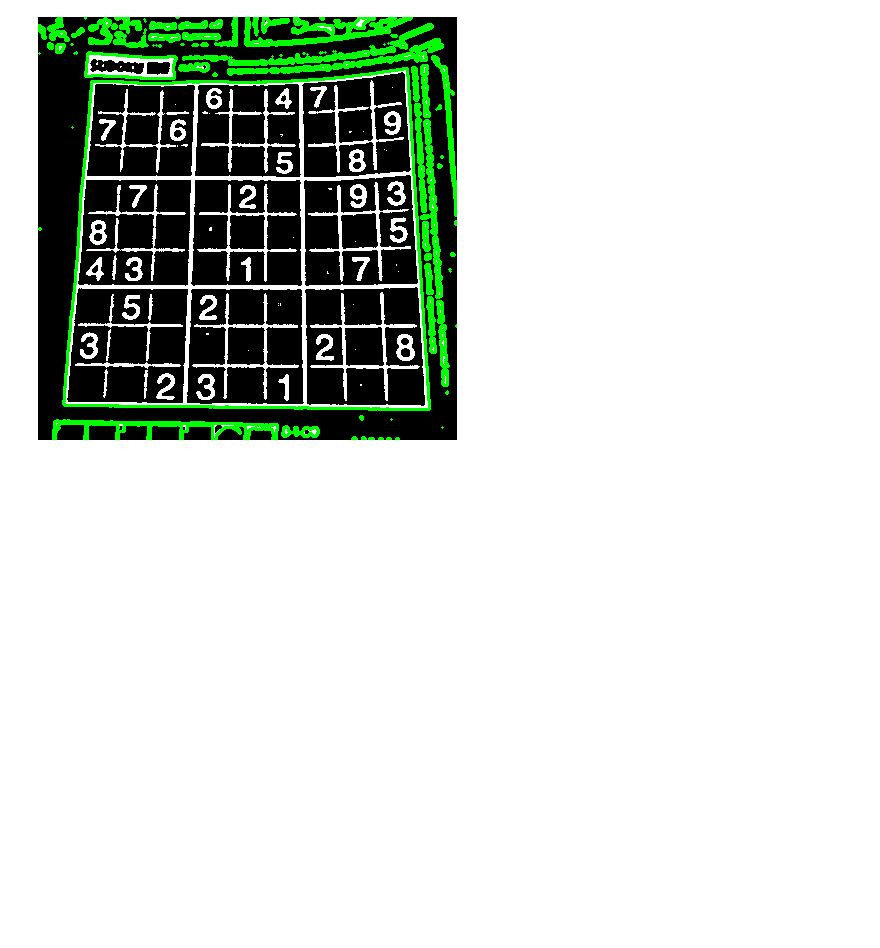
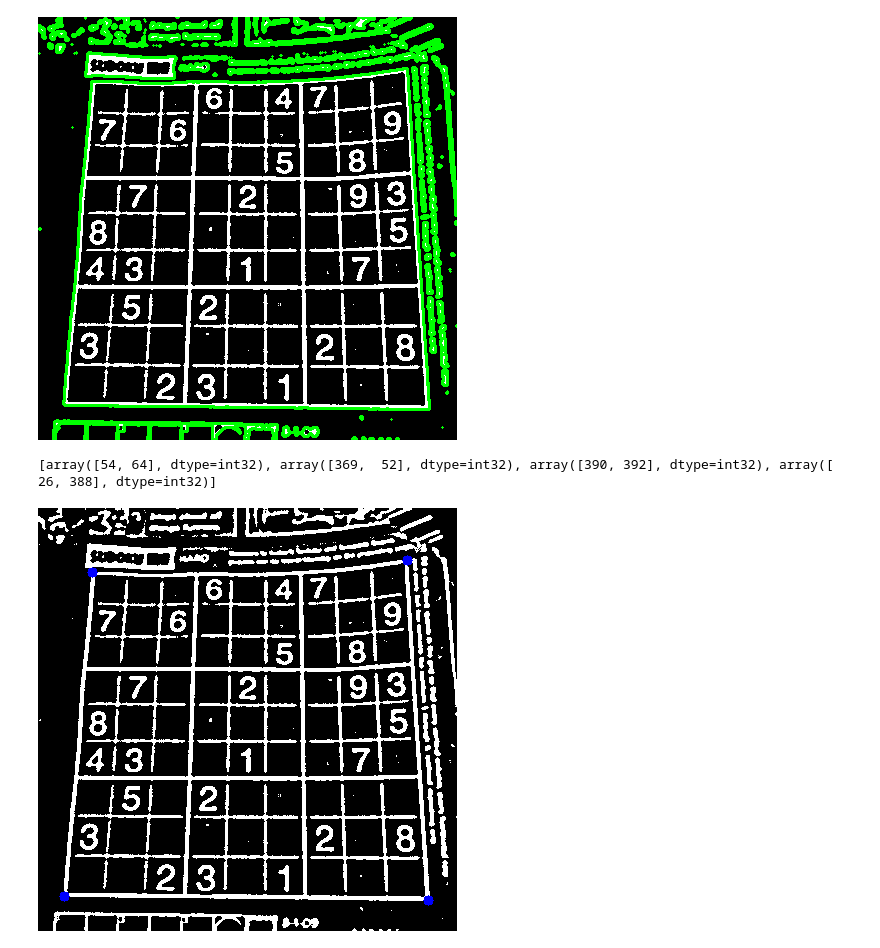
Before and after one commit to aarsh2211/SudokuSolver, a Jupyter notebook: sudokuSolver.ipynb, the cells around one changed output. Drawn from its saved outputs; the diff is of its cells as text; code cells hidden in the pictures; blank space fills up the shorter version.

Commit message:
found the corners of the grid

```diff
--- a/sudokuSolver.ipynb
+++ b/sudokuSolver.ipynb
@@ -29,6 +31,26 @@ cv2_imshow(extcontours)
 # %% [output]
 [figure]
 [figure]
+# %%
+contours = sorted(contours, key=cv2.contourArea, reverse=True)  #sot maro
+polygon = contours[0] #mil hi gaya akhir
+# %%
+import operator
+tl,_ = min(enumerate([pt[0][0]+pt[0][1] for pt in polygon]), key = operator.itemgetter(1))
+tr,_ = max(enumerate([pt[0][0]-pt[0][1] for pt in polygon]), key = operator.itemgetter(1))
+bl,_ = min(enumerate([pt[0][0]-pt[0][1] for pt in polygon]), key = operator.itemgetter(1))
+br,_ = max(enumerate([pt[0][0]+pt[0][1] for pt in polygon]), key = operator.itemgetter(1))
+# %%
+corners = [polygon[tl][0],polygon[tr][0],polygon[br][0],polygon[bl][0]]
+print(corners)
+the_image = processed_image.copy()
+for i in range(4):
+
+    cv2.circle(the_image,(corners[i][0],corners[i][1]),5,(255,0,0),-1)
+cv2_imshow(the_image)
+# %% [output]
+[array([54, 64], dtype=int32), array([369,  52], dtype=int32), array([390, 392], dtype=int32), array([ 26, 388], dtype=int32)]
+[figure, added]
 # %%
 from google.colab import files
 uploaded = files.upload()
```
Also changed, not shown: parts of 1 cell of this notebook.
